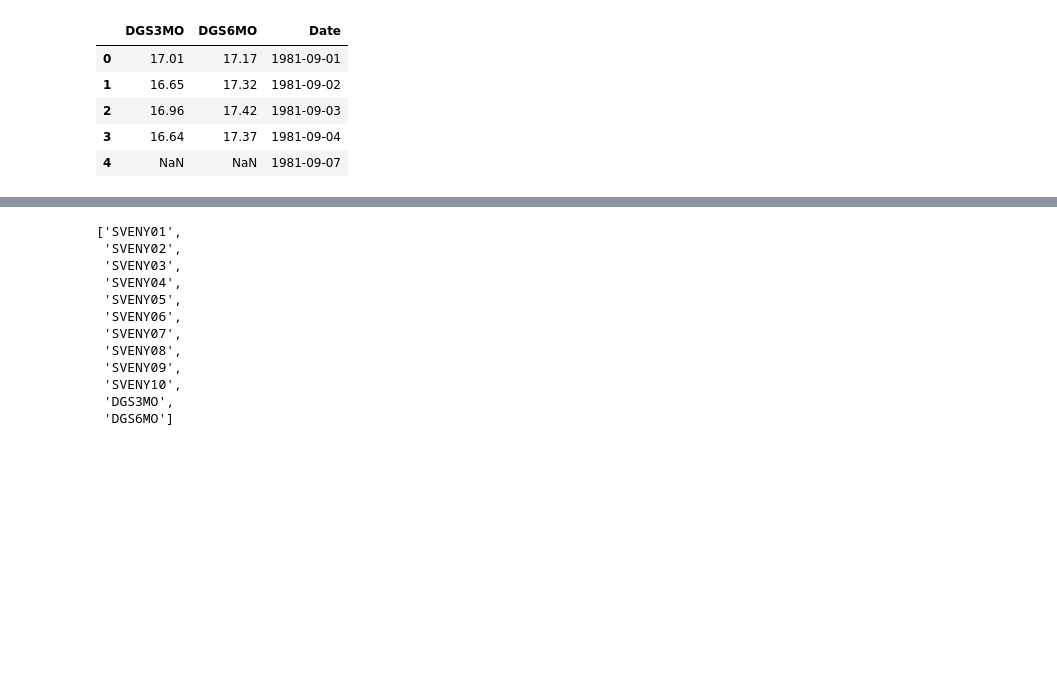
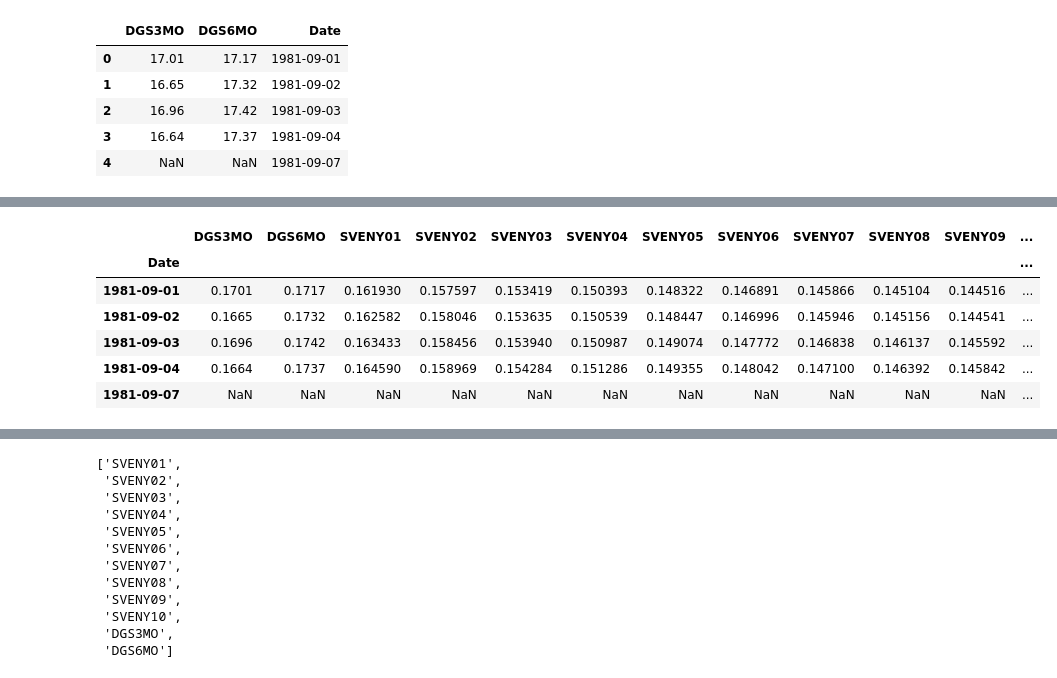
Before and after one commit to ygxu01/credit-default-swap-returns-replication, a Jupyter notebook: src/draft_replication_2001.ipynb, the cells around one changed output, grey strips where cells are left out. Saved outputs shown, nothing was run; the diff lists cells and outputs as text; code cells hidden in the pictures; blank space fills up the shorter version.

```diff
--- a/src/draft_replication_2001.ipynb
+++ b/src/draft_replication_2001.ipynb
@@ -86,0 +139,11 @@ df_rf = df_rf.sort_values(by='Date')
+# %%
+df_rf = df_rf / 100
+df_rf.head()
+# %% [output]
+|  | DGS3MO | DGS6MO | SVENY01 | SVENY02 | SVENY03 | SVENY04 | SVENY05 | SVENY06 | SVENY07 | SVENY08 | SVENY09 | ... |
+| Date |  |  |  |  |  |  |  |  |  |  |  | ... |
+| 1981-09-01 | 0.1701 | 0.1717 | 0.161930 | 0.157597 | 0.153419 | 0.150393 | 0.148322 | 0.146891 | 0.145866 | 0.145104 | 0.144516 | ... |
+| 1981-09-02 | 0.1665 | 0.1732 | 0.162582 | 0.158046 | 0.153635 | 0.150539 | 0.148447 | 0.146996 | 0.145946 | 0.145156 | 0.144541 | ... |
+| 1981-09-03 | 0.1696 | 0.1742 | 0.163433 | 0.158456 | 0.153940 | 0.150987 | 0.149074 | 0.147772 | 0.146838 | 0.146137 | 0.145592 | ... |
+| 1981-09-04 | 0.1664 | 0.1737 | 0.164590 | 0.158969 | 0.154284 | 0.151286 | 0.149355 | 0.148042 | 0.147100 | 0.146392 | 0.145842 | ... |
+| 1981-09-07 | NaN | NaN | NaN | NaN | NaN | NaN | NaN | NaN | NaN | NaN | NaN | ... |
```
Also changed, not shown: parts of 18 cells of this notebook, 4 other files.
